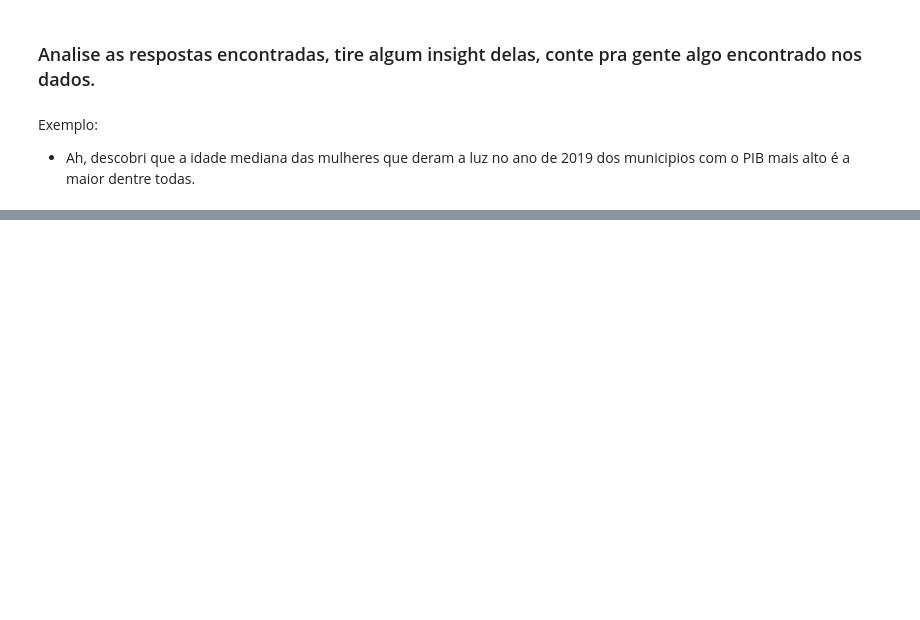
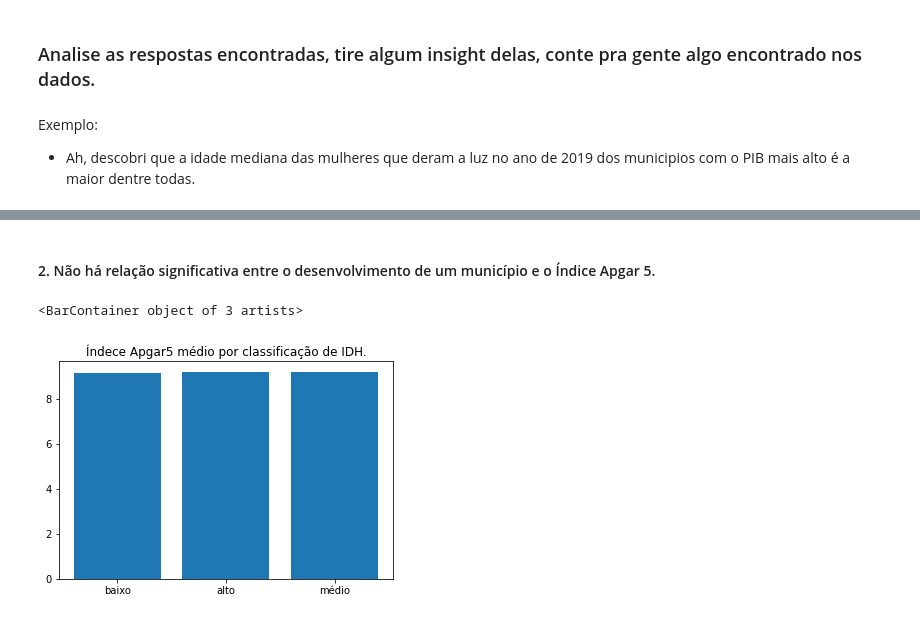
Before and after one commit to nerdmanPc/ebac_cd_mod9, a Jupyter notebook: Mod9Tarefa2.ipynb, the cells around one changed output, grey strips where cells are left out. Drawn from its saved outputs; the diff is of its cells as text; code cells hidden in the pictures; blank space fills up the shorter version.

```diff
--- a/Mod9Tarefa2.ipynb
+++ b/Mod9Tarefa2.ipynb
@@ -252,0 +495,10 @@ Exemplo:
+# %% [markdown]
+#### 2. Não há relação significativa entre o desenvolvimento de um município e o Índice Apgar 5.
+# %%
+apgar5_idh = agr_idh['APGAR5'].mean().sort_values()
+fig, ax = plt.subplots()
+ax.set_title('Índece Apgar5 médio por classificação de IDH.', fontsize=12)
+ax.bar(apgar5_idh.index, apgar5_idh)
+# %% [output]
+<BarContainer object of 3 artists>
+[figure, added]
```
Also changed, not shown: parts of 16 cells of this notebook.
